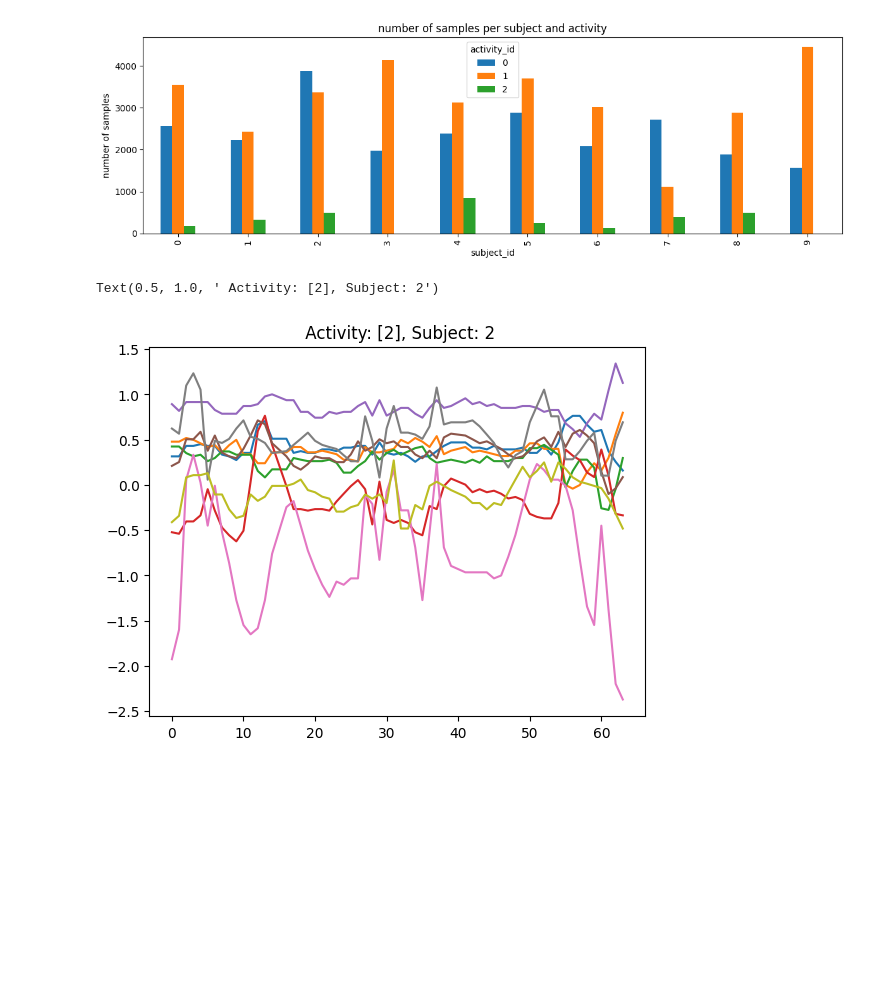
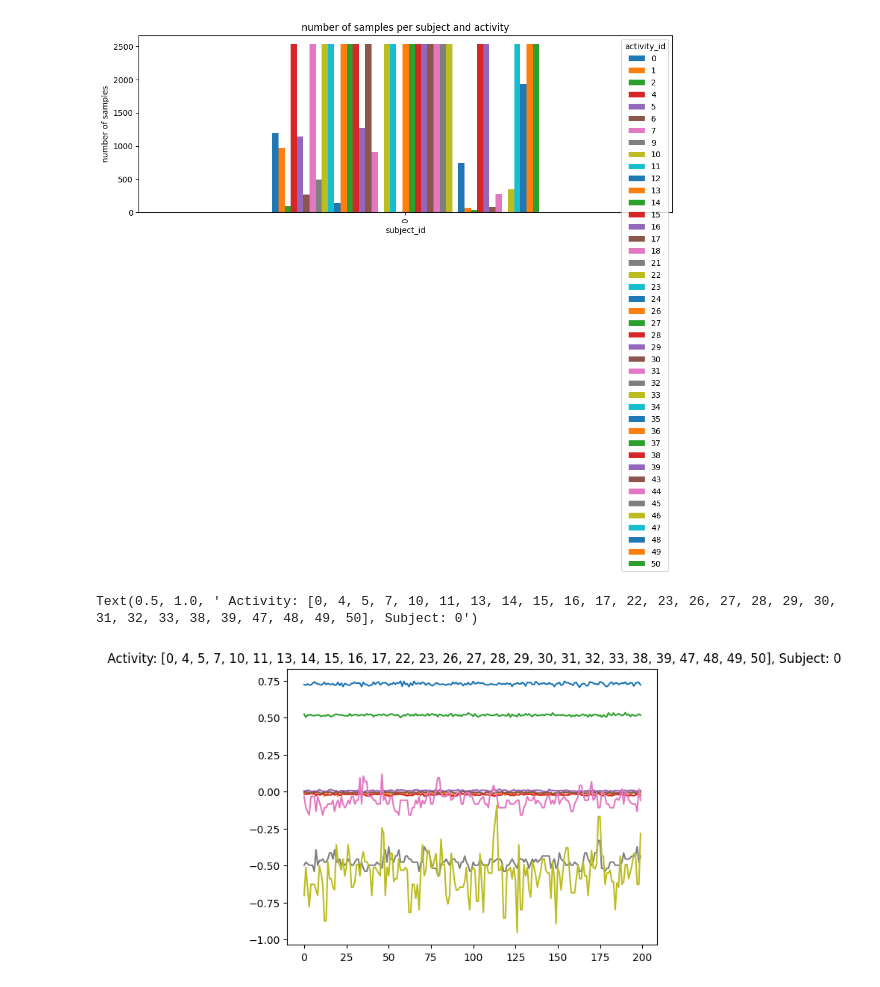
Before and after one commit to teco-kit/whar-datasets, a Jupyter notebook: notebooks/test.ipynb, the cells around one changed output. Cells and saved outputs as stored; diff of their text form; code cells hidden in the pictures; blank space fills up the shorter version.

Commit message:
extrasensory

```diff
--- a/notebooks/test.ipynb
+++ b/notebooks/test.ipynb
@@ -11,12 +11,12 @@ from whar_datasets import (
     LGSOSplitter,
 )
 # %%
-cfg = get_dataset_cfg(WHARDatasetID.DAPHNET)
+cfg = get_dataset_cfg(WHARDatasetID.EXTRASENSORY)
 
 cfg.parallelize = True
 cfg.in_memory = True
-force_recompute = False
-#force_recompute = [False, True, True]
+#force_recompute = False
+force_recompute = [False, True, True]
 # %%
 pre_pipeline = PreProcessingPipeline(cfg)
 activity_df, session_df, window_df = pre_pipeline.run(force_recompute)
@@ -79,19 +96,19 @@ loader = Loader(session_df, window_df, post_pipeline.samples_dir, samples)
 len(loader)
 loader.plot_indices_statistics(list(range(len(loader))))
 # %% [output]
-[figure, old version]
+[figure, new version]
 # %%
-subject_id = 2
-activity_id = 2
+subject_id = 0
+activity_id = 7
 
 # index as ra
 ya, ys, (x,) = loader.sample_items(1, activity_id=activity_id, subject_id=subject_id)
 ya_single = ya[0]
 ys_single = ys[0]
 x_single = x[0]
 
 plt.plot(x_single)
 plt.title(f" Activity: {ya_single}, Subject: {ys_single}")
 # %% [output]
-Text(0.5, 1.0, ' Activity: [2], Subject: 2')
+Text(0.5, 1.0, ' Activity: [0, 4, 5, 7, 10, 11, 13, 14, 15, 16, 17, 22, 23, 26, 27, 28, 29, 30, 31, 32, 33, 38, 39, 47, 48, 49, 50], Subject: 0')
-[figure, old version]
+[figure, new version]
```
Also changed, not shown: parts of 3 cells of this notebook, 6 other files.
